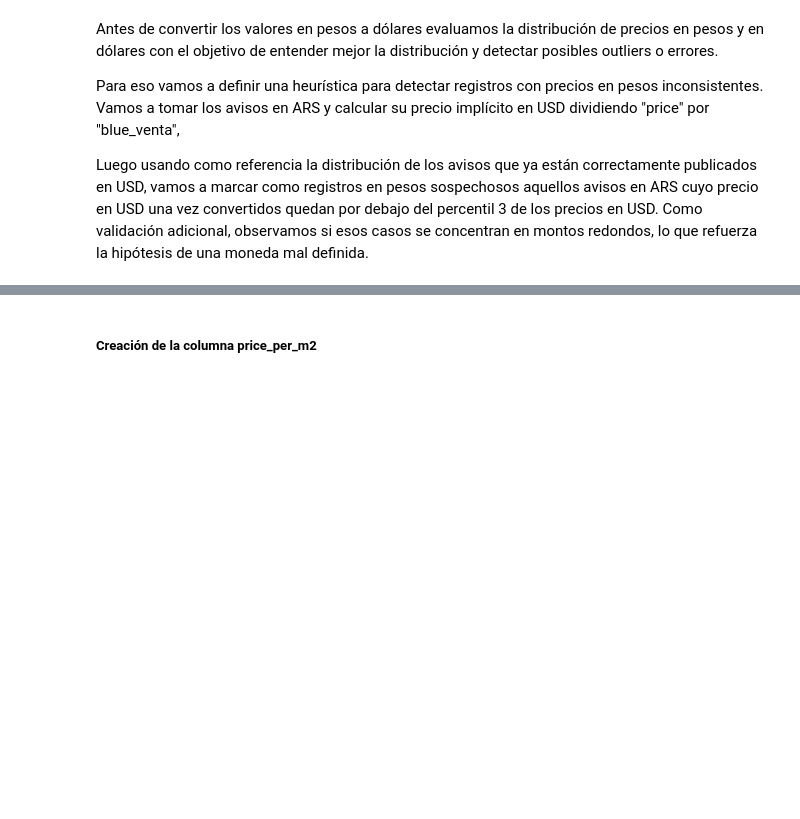
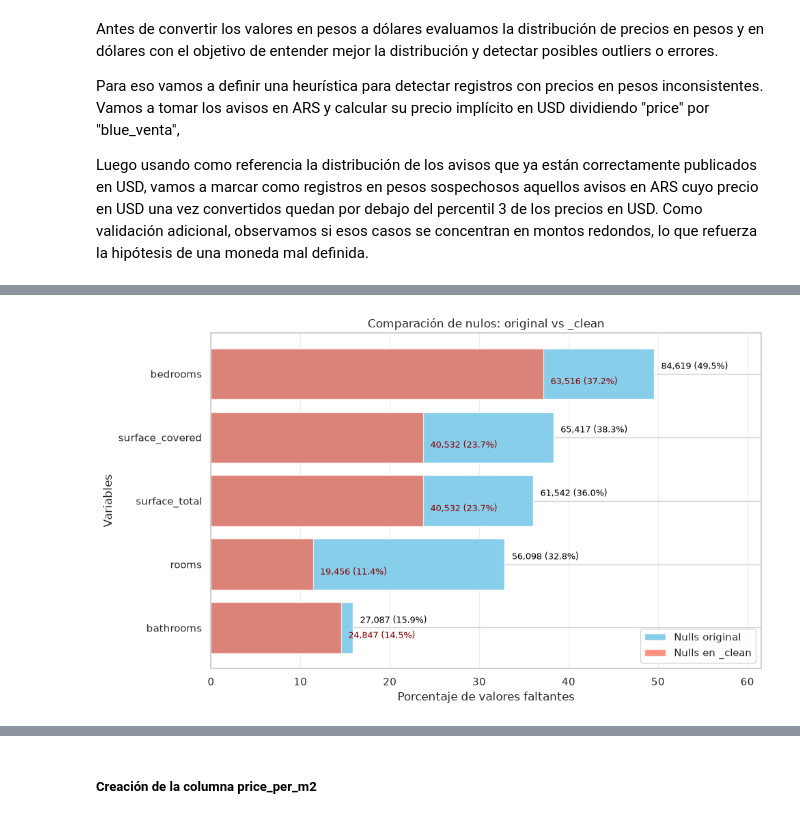
Before and after one commit to tepeve/itba_ml_properati, a Jupyter notebook: tp_itba_aws_ml_tomas_pont.ipynb, the cells around one changed output, grey strips where cells are left out. Saved outputs shown, nothing was run; the diff lists cells and outputs as text; code cells hidden in the pictures; blank space fills up the shorter version.

Commit message:
desarrollo de tratamiento de nulls, outliers, feature eng

```diff
--- a/tp_itba_aws_ml_tomas_pont.ipynb
+++ b/tp_itba_aws_ml_tomas_pont.ipynb
@@ -549,0 +668,85 @@ df[["currency", "is_sospechoso_ars", "price", "price_usd"]].sample(50)
+# %%
+# evaluación de nulos solo para variables tratadas (original vs _clean)
+
+pairs = [
+    ("rooms", "rooms_clean"),
+    ("surface_total", "surface_total_clean"),
+    ("surface_covered", "surface_covered_clean"),
+    ("bathrooms", "bathrooms_clean"),
+    ("bedrooms", "bedrooms_clean"),
+]
+
+# Validación de columnas requeridas
+required_cols = [c for pair in pairs for c in pair]
+missing_cols = [c for c in required_cols if c not in df.columns]
+if missing_cols:
+    raise KeyError(f"Faltan columnas en df: {missing_cols}")
+
+n = len(df)
+if n == 0:
+    raise ValueError("df está vacío, no se puede graficar.")
+
+# Tabla comparativa
+compare = pd.DataFrame({
+    "variable": [orig for orig, _ in pairs],
+    "n_orig": [df[orig].isna().sum() for orig, _ in pairs],
+    "n_clean": [df[clean].isna().sum() for _, clean in pairs],
+})
+compare["pct_orig"] = compare["n_orig"] / n * 100
+compare["pct_clean"] = compare["n_clean"] / n * 100
+compare = compare.sort_values("n_orig", ascending=True).set_index("variable")
+
+# Si querés conservar estos objetos para celdas siguientes
+explore_nulls = compare[["n_orig", "pct_orig", "n_clean", "pct_clean"]].rename(
+    columns={
+        "n_orig": "Rows sin data (orig)",
+        "pct_orig": "Porcentaje (orig)",
+        "n_clean": "Rows sin data (_clean)",
+        "pct_clean": "Porcentaje (_clean)",
+    }
+)
+explore_nulls_sorted = explore_nulls.copy()
+
+# Gráfico
+plt.figure(figsize=(10, 6))
+y = np.arange(len(compare))
+
+# Barra base: nulos originales
+plt.barh(y, compare["pct_orig"], color="skyblue", label="Nulls original")
+# Barra superpuesta: nulos en _clean
+plt.barh(y, compare["pct_clean"], color="tomato", alpha=0.7, label="Nulls en _clean")
+
+plt.yticks(y, compare.index)
+plt.xlabel("Porcentaje de valores faltantes")
+plt.ylabel("Variables")
+plt.title("Comparación de nulos: original vs _clean")
+plt.grid(axis="x", alpha=0.3)
+
+# Anotaciones (original y clean)
+for yi, var in enumerate(compare.index):
+    # original
+    plt.text(
+        compare.loc[var, "pct_orig"] + 0.8,
+        yi + 0.12,
+        f'{int(compare.loc[var, "n_orig"]):,} ({compare.loc[var, "pct_orig"]:.1f}%)',
+        va="center",
+        fontsize=9,
+        color="black",
+    )
+    # clean
+    plt.text(
+        compare.loc[var, "pct_clean"] + 0.8,
+        yi - 0.12,
+        f'{int(compare.loc[var, "n_clean"]):,} ({compare.loc[var, "pct_clean"]:.1f}%)',
+        va="center",
+        fontsize=9,
+        color="darkred",
+    )
+
+xmax = max(compare["pct_orig"].max(), compare["pct_clean"].max())
+plt.xlim(0, xmax + 12)
+plt.legend(loc="lower right")
+plt.tight_layout()
+plt.show()
+# %% [output]
+[figure, added]
```
Also changed, not shown: parts of 104 cells of this notebook, 3 other files.
